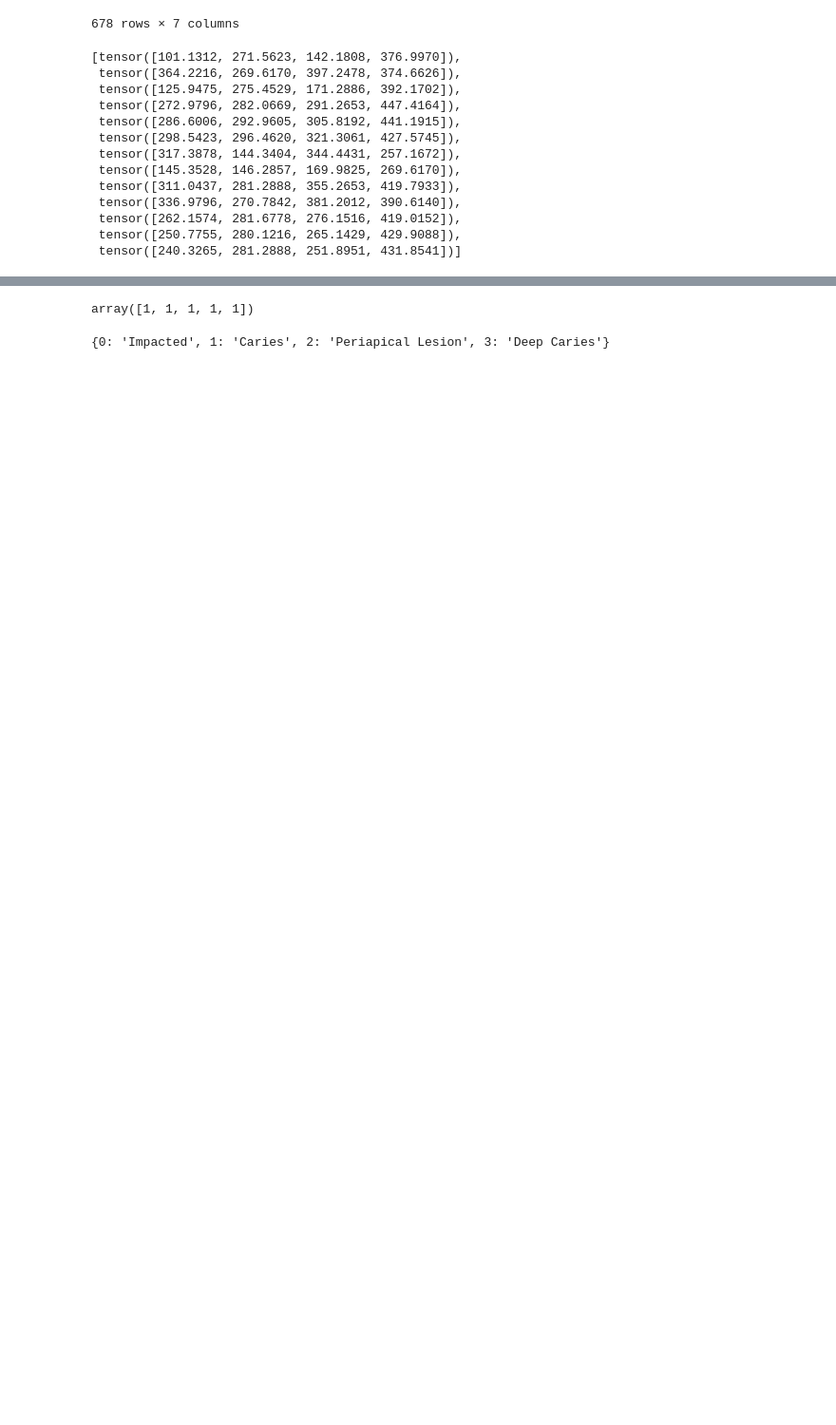
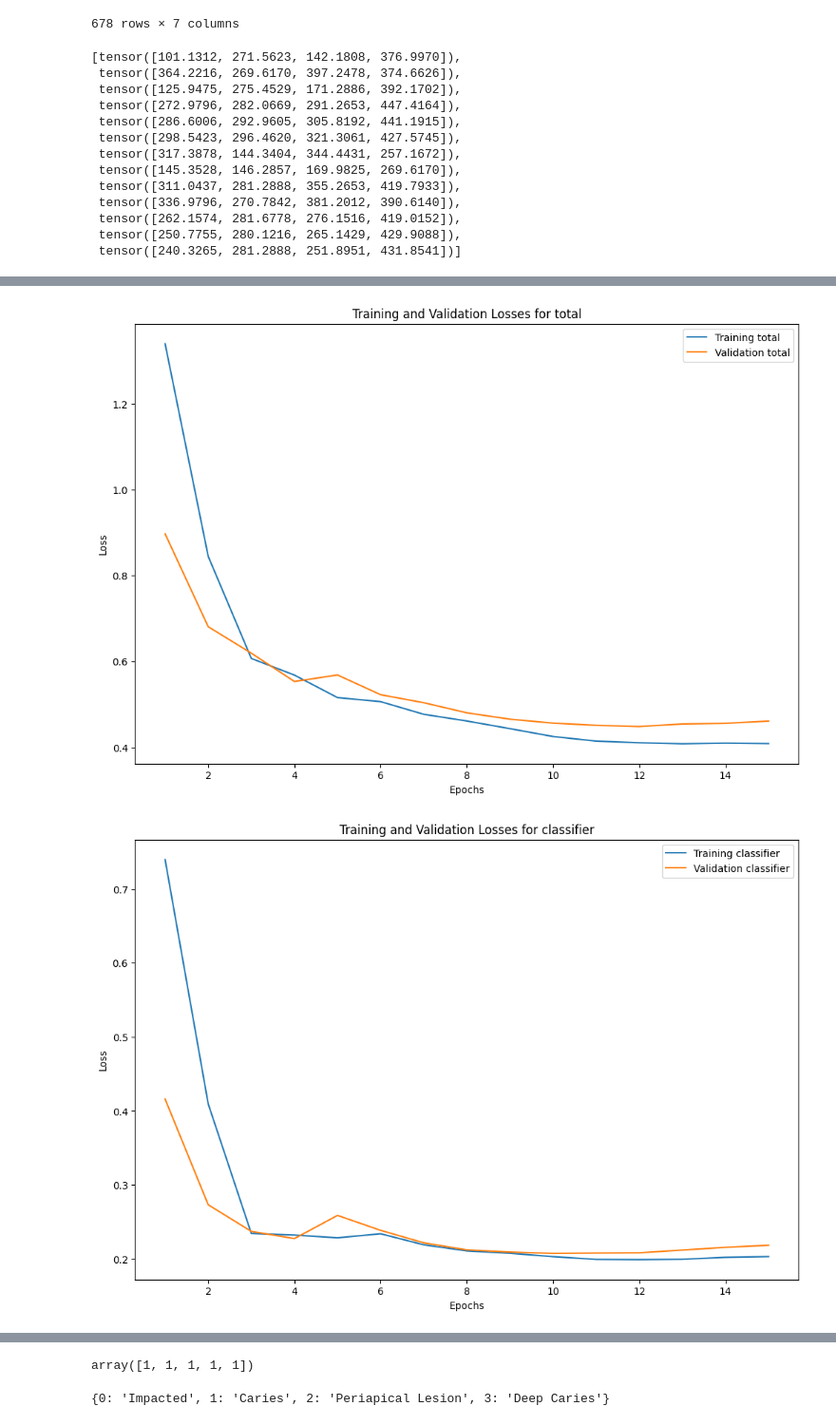
Before and after one commit to HSLU-Projects/MALDASC, a Jupyter notebook: 3_Train_FasterRCNN.ipynb, the cells around one changed output, grey strips where cells are left out. Shown at 95% size. Drawn from its saved outputs; the diff is of its cells as text; code cells hidden in the pictures; blank space fills up the shorter version.

```diff
--- a/3_Train_FasterRCNN.ipynb
+++ b/3_Train_FasterRCNN.ipynb
@@ -228,5 +238,0 @@ test_loader = DataLoader(test_dataset, batch_size=BATCH_SIZE, shuffle=False, num
-# %%
-# Display first item
-data_iter = iter(val_loader)
-(image, targets) = next(data_iter)
-targets
@@ -251,6 +243,4 @@ targets
 # %%
-lr = 1e-5
-
 def get_model_instance_segmentation(num_classes):
     # load an instance segmentation model
     model = torchvision.models.detection.fasterrcnn_resnet50_fpn_v2(weights="DEFAULT") # for pretrained use weights="DEFAULT"
@@ -261,5 +251,4 @@ def get_model_instance_segmentation(num_classes):
     model.roi_heads.box_predictor = FastRCNNPredictor(in_features, num_classes)
     return model
 
-num_classes = len(disease_dict) + 1 # Background is also a class
 model = get_model_instance_segmentation(num_classes)
@@ -471,0 +474,12 @@ Best validation loss for learning rate 1e-07: 0.7515269099208324
+# %%
+initial_lr = 5e-6
+
+model = get_model_instance_segmentation(num_classes)
+optimizer = torch.optim.Adam(model.parameters(), lr=initial_lr)
+# Linear scheduling
+lr_scheduler = torch.optim.lr_scheduler.StepLR(
+    optimizer,
+    gamma=0.3,
+    step_size=5,
+    verbose=True
+)
@@ -472,11 +585,14 @@ Best validation loss for learning rate 1e-07: 0.7515269099208324
 # %%
-'''
+num_epochs = 20
+patience = 3
+
 model, train_losses, val_losses = train_model(
     model=model,
     train_dataloader=train_loader,
     validation_dataloader=val_loader,
     optimizer=optimizer,
-    num_epochs=2
+    num_epochs=num_epochs,
+    lr_scheduler=lr_scheduler,
+    patience=patience
 )
-'''
 # %% [output]
@@ -483,0 +616,19 @@ model, train_losses, val_losses = train_model(
+# %%
+def plot_losses(train_losses, val_losses):
+    epochs = range(1, len(train_losses['classifier']) + 1)
+
+    for loss_name in train_losses.keys():
+        plt.figure(figsize=(12, 8))  # Move this line inside the loop
+        plt.plot(epochs, train_losses[loss_name], label=f'Training {loss_name}')
+        plt.plot(epochs, val_losses[loss_name], label=f'Validation {loss_name}')
+        plt.xlabel('Epochs')
+        plt.ylabel('Loss')
+        plt.title(f'Training and Validation Losses for {loss_name}')
+        plt.legend()
+        plt.savefig('train_val_loss_{}.png'.format(loss_name), dpi=600)
+
+# Call the function
+plot_losses(train_losses, val_losses)
+# %% [output]
+[figure, added]
+[figure, added]
```
Also changed, not shown: parts of 41 cells of this notebook, 2 other files.
